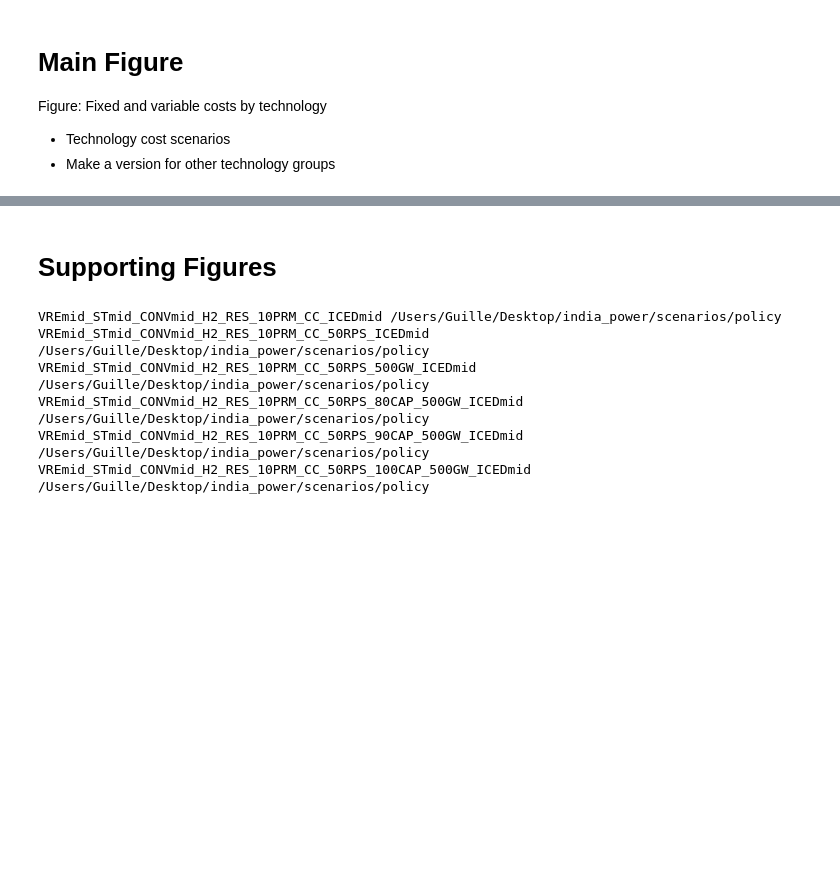
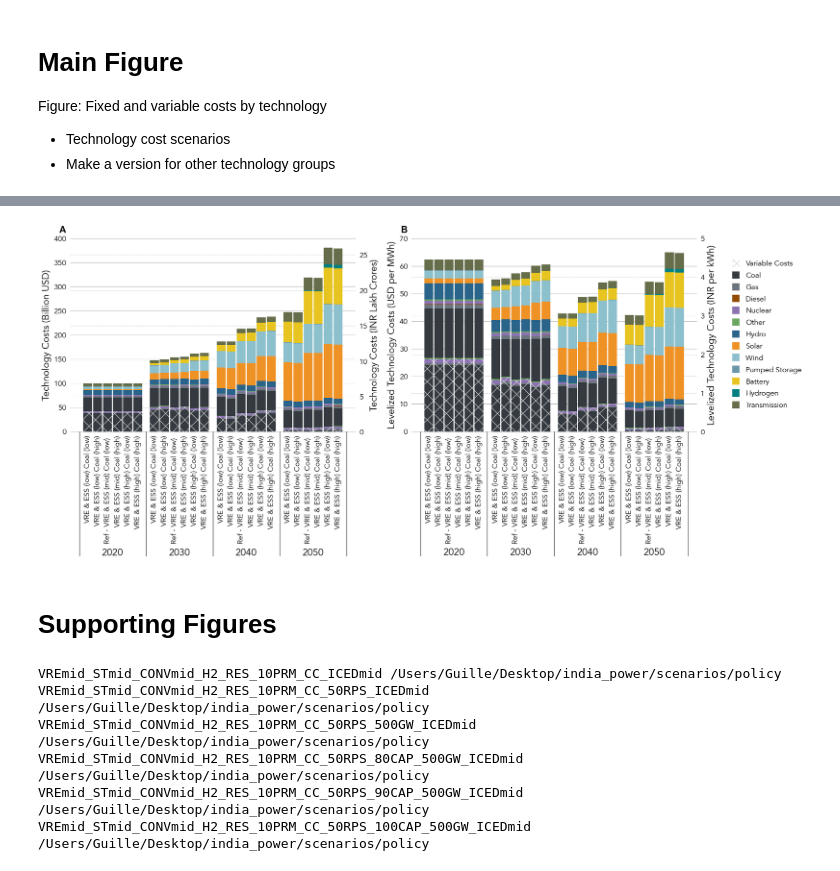
Before and after one commit to cetlab-ucsb/gridpath_india_viz, a Jupyter notebook: software/technology_costs.ipynb, the cells around one changed output, grey strips where cells are left out. Cells and saved outputs as stored; diff of their text form; code cells hidden in the pictures; blank space fills up the shorter version.

Commit message:
all paper figures completed

```diff
--- a/software/technology_costs.ipynb
+++ b/software/technology_costs.ipynb
@@ -384,8 +384,8 @@ def _plot_levelized_fixed_and_variable_cost(axp, df_1_, df_2_, scens_label_, tec
     ax.spines[['right', 'top', 'left', 'bottom']].set_visible(False)
     axp.spines[['right', 'top', 'left', 'bottom']].set_visible(False)
 
-    axp.grid(axis = 'y', lw = .66)
-    ax.grid(axis = 'y', linestyle = '-.', lw = .33)
+    axp.grid(axis = 'y')
+    ax.grid(axis = 'y', ls = '--', alpha = 0.5)
 
 def _plot_total_fixed_and_variable_cost(axp, df_, scens_label_, tech_label_,
                                         USD_to_INR   = 72,
@@ -563,8 +563,8 @@ def _plot_total_fixed_and_variable_cost(axp, df_, scens_label_, tech_label_,
     ax.spines[['right', 'top', 'left', 'bottom']].set_visible(False)
     axp.spines[['right', 'top', 'left', 'bottom']].set_visible(False)
 
-    axp.grid(axis = 'y', lw = .66)
-    ax.grid(axis = 'y', linestyle = '-.', lw = .33)
+    axp.grid(axis = 'y')
+    ax.grid(axis = 'y', ls = '--', alpha = .5)
 # %%
 tech_labels_ = pd.read_csv(path_to_csvs + '/technology_labels.csv')
 # %% [markdown]
@@ -591,8 +591,7 @@ EmptyDataError: No columns to parse from file
 fig, _ax = plt.subplot_mosaic([['A', 'B']],
                               layout      = 'constrained',
                               figsize     = (20, 8.75),
-                              gridspec_kw = {'wspace': .033,
-                                             'width_ratios': [1, 1]})
+                              gridspec_kw = {'width_ratios': [1, 1]})
 
 for label, ax in _ax.items():
     ax.text(0.0, 1.0, label,
@@ -601,38 +600,40 @@ for label, ax in _ax.items():
             weight    = "bold",
             va        = 'bottom',
             family    = 'Arial')
 
 div_line_len = .64
 y_period_loc = -.62
 # Enter a title of your choice between the quotation marks ('') under title = ''.
 _plot_total_fixed_and_variable_cost(_ax['A'], tech_cost_['tech_cost'], tech_cost_['scen_labels'], tech_labels_,
                                     ylabel       = r'Technology Costs (Billion USD)',
-                                    yplabel       = r'Technology Costs (INR Lakh Crores)',
+                                    yplabel      = r'Technology Costs (INR Lakh Crores)',
                                     y_lim_max    = 400,
                                     y_period_loc = y_period_loc*.96,
                                     y_grid_inc   = 50,
                                     div_line_len = div_line_len,
                                     legend       = False)
 
 # Enter a title of your choice between the quotation marks ('') under title = ''.
 _plot_levelized_fixed_and_variable_cost(_ax['B'], tech_cost_['tech_cost'], tech_cost_['demand'], tech_cost_['scen_labels'], tech_labels_,
                                         ylabel       = r'Levelized Technology Costs (USD per MWh)',
                                         yplabel      = r'Levelized Technology Costs (INR per kWh)',
                                         y_lim_max    = 70,
                                         y_period_loc = y_period_loc,
                                         y_grid_inc   = 10,
                                         div_line_len = div_line_len,
                                         legend       = True)
 
+plt.savefig(path_to_images + '/tech_cots-technology_costs.png',
+            bbox_inches = 'tight',
+            dpi         = 300)
+
 plt.savefig(path_to_images + '/tech_cots-technology_costs.pdf',
             bbox_inches = 'tight',
             dpi         = 600)
 
-plt.savefig(path_to_images + '/tech_cots-technology_costs.png',
-            bbox_inches = 'tight',
-            dpi         = 300)
-
 plt.show()
+# %% [output]
+[figure, added]
 # %% [markdown]
 # Supporting Figures
 # %%
```
Also changed, not shown: parts of 2 cells of this notebook, 3 other files.
